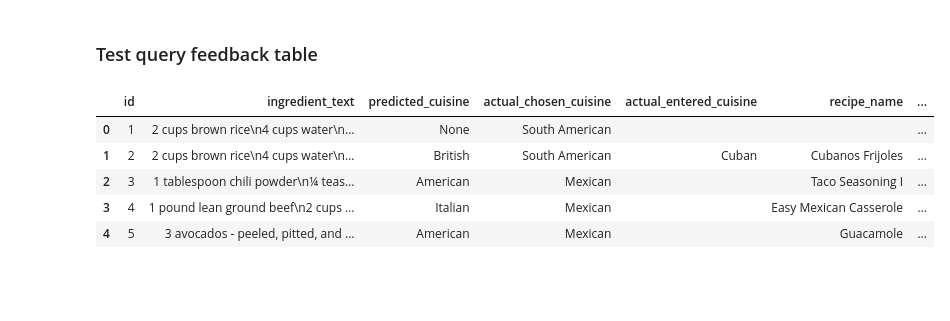
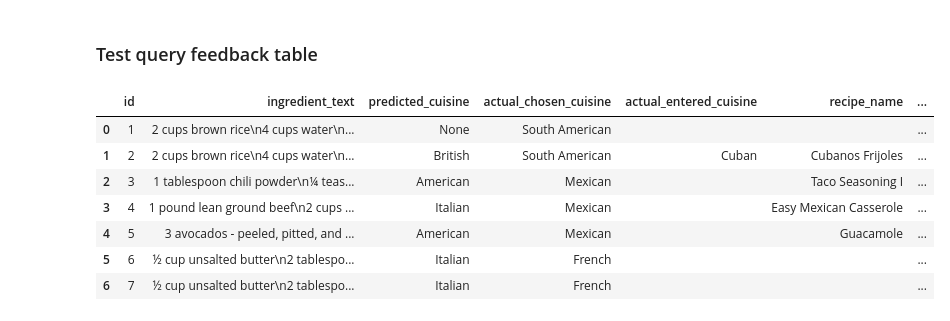
Before and after one commit to momcancode/Cuisine-Demystifier-NLP-ML-Project, a Jupyter notebook: model/08_SVC_oversampling_unigram.ipynb, the cells around one changed output. Drawn from its saved outputs; the diff is of its cells as text; code cells hidden in the pictures; blank space fills up the shorter version.

```diff
--- a/model/08_SVC_oversampling_unigram.ipynb
+++ b/model/08_SVC_oversampling_unigram.ipynb
@@ -492,11 +492,13 @@ array(['African'], dtype=object)
 # %%
 # Read in the cuisine_ingredients table
 df = pd.read_sql_query('SELECT * FROM feedback', con=engine)
-df.head()
+df
 # %% [output]
 |  | id | ingredient_text | predicted_cuisine | actual_chosen_cuisine | actual_entered_cuisine | recipe_name | ... |
 | 0 | 1 | 2 cups brown rice\n4 cups water\n... | None | South American |  |  | ... |
 | 1 | 2 | 2 cups brown rice\n4 cups water\n... | British | South American | Cuban | Cubanos Frijoles | ... |
 | 2 | 3 | 1 tablespoon chili powder\n¼ teas... | American | Mexican |  | Taco Seasoning I | ... |
 | 3 | 4 | 1 pound lean ground beef\n2 cups ... | Italian | Mexican |  | Easy Mexican Casserole | ... |
 | 4 | 5 | 3 avocados - peeled, pitted, and ... | American | Mexican |  | Guacamole | ... |
+| 5 | 6 | ½ cup unsalted butter\n2 tablespo... | Italian | French |  |  | ... |
+| 6 | 7 | ½ cup unsalted butter\n2 tablespo... | Italian | French |  |  | ... |
```
Also changed, not shown: 2 other files.
